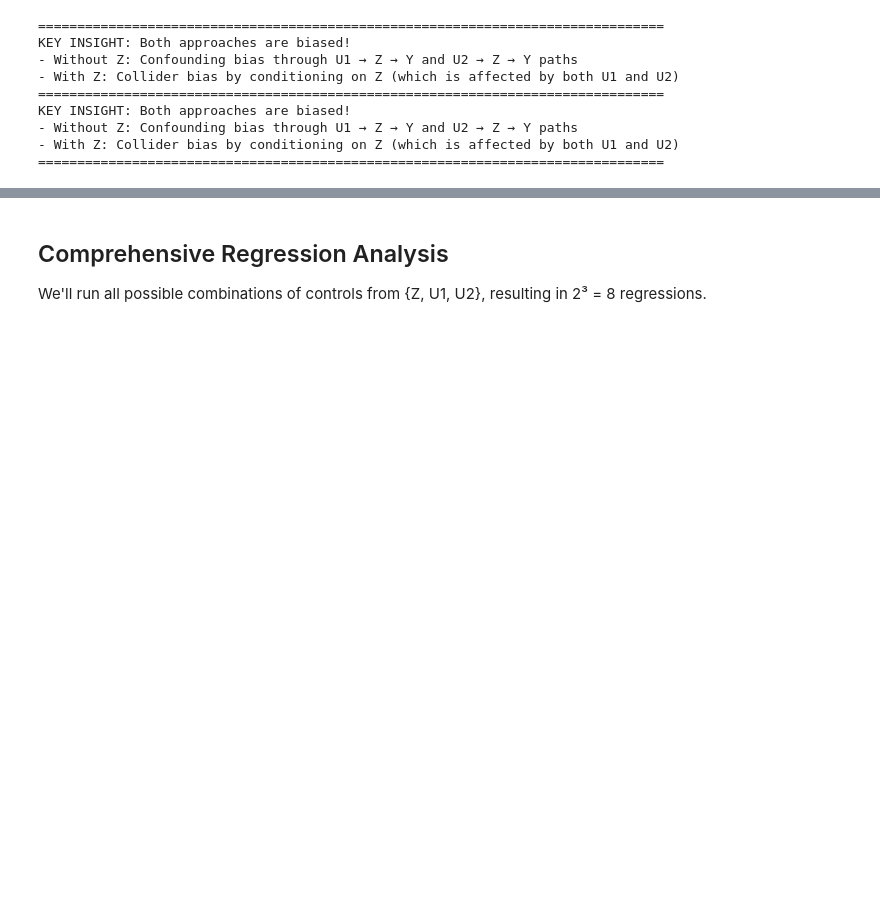
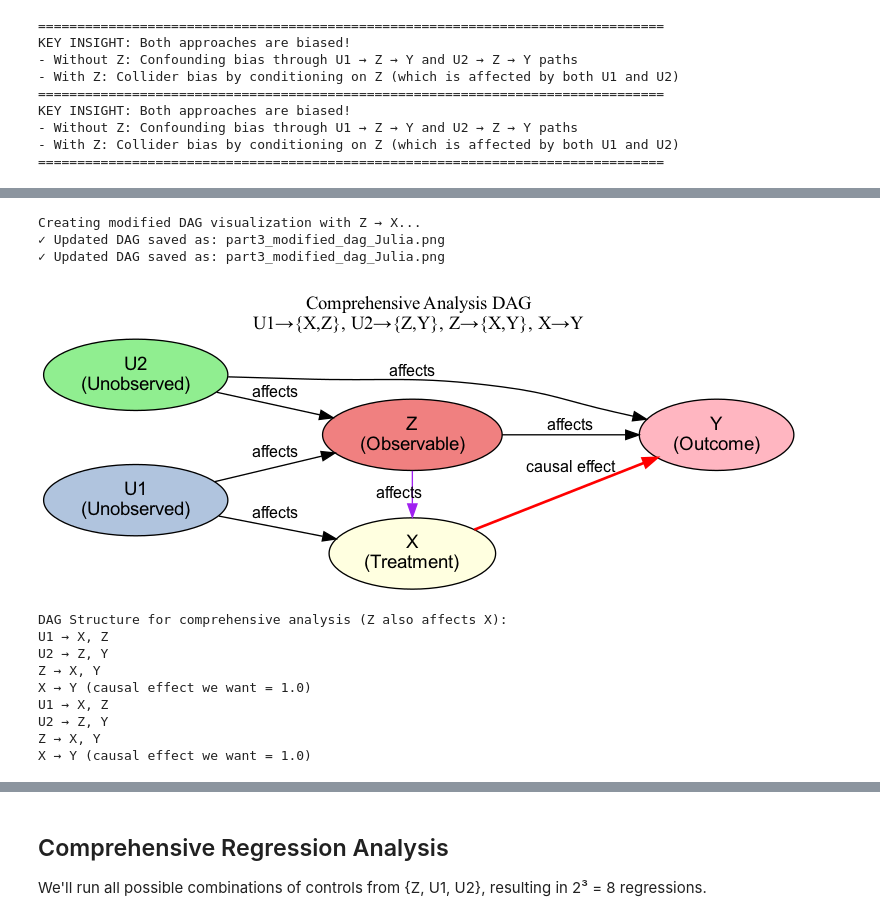
Before and after one commit to gsaco/DAGs_CausalML, a Jupyter notebook: Julia/scripts/Part3_Julia.ipynb, the cells around one changed output, grey strips where cells are left out. Cells and saved outputs as stored; diff of their text form; code cells hidden in the pictures; blank space fills up the shorter version.

```diff
--- a/Julia/scripts/Part3_Julia.ipynb
+++ b/Julia/scripts/Part3_Julia.ipynb
@@ -317,0 +274,64 @@ Data summary:
+# %%
+# Modified DAG for comprehensive analysis including Z → X
+println("Creating modified DAG visualization with Z → X...")
+
+dot_content_comprehensive = """
+digraph ModifiedDamnedDAG {
+    rankdir=LR;
+    node [shape=ellipse, style=filled, fontsize=14, fontname="Arial"];
+    edge [fontsize=12, fontname="Arial"];
+
+    U1 [fillcolor=lightsteelblue, label="U1\\n(Unobserved)"];
+    U2 [fillcolor=lightgreen, label="U2\\n(Unobserved)"];
+    Z [fillcolor=lightcoral, label="Z\\n(Observable)"];
+    X [fillcolor=lightyellow, label="X\\n(Treatment)"];
+    Y [fillcolor=lightpink, label="Y\\n(Outcome)"];
+
+    U1 -> X [label="affects"];
+    U1 -> Z [label="affects"];
+    U2 -> Z [label="affects"];
+    U2 -> Y [label="affects"];
+    Z -> X [label="affects", color=purple];
+    Z -> Y [label="affects"];
+    X -> Y [label="causal effect", color=red, penwidth=2];
+
+    {rank=same; U1; U2}
+    {rank=same; Z; X}
+
+    labelloc="t";
+    label="Comprehensive Analysis DAG\\nU1→{X,Z}, U2→{Z,Y}, Z→{X,Y}, X→Y";
+}
+"""
+
+dot_file_comprehensive = joinpath(output_dir, "part3_modified_dag_Julia.dot")
+png_file_comprehensive = joinpath(output_dir, "part3_modified_dag_Julia.png")
+
+open(dot_file_comprehensive, "w") do f
+    write(f, dot_content_comprehensive)
+end
+
+run(`dot -Tpng $dot_file_comprehensive -o $png_file_comprehensive`)
+println("✓ Updated DAG saved as: part3_modified_dag_Julia.png")
+
+img_comprehensive = load(png_file_comprehensive)
+display(img_comprehensive)
+
+println("DAG Structure for comprehensive analysis (Z also affects X):")
+println("U1 → X, Z")
+println("U2 → Z, Y")
+println("Z → X, Y")
+println("X → Y (causal effect we want = 1.0)")
+# %% [output]
+Creating modified DAG visualization with Z → X...
+✓ Updated DAG saved as: part3_modified_dag_Julia.png
+✓ Updated DAG saved as: part3_modified_dag_Julia.png
+[figure, added]
+DAG Structure for comprehensive analysis (Z also affects X):
+U1 → X, Z
+U2 → Z, Y
+Z → X, Y
+X → Y (causal effect we want = 1.0)
+U1 → X, Z
+U2 → Z, Y
+Z → X, Y
+X → Y (causal effect we want = 1.0)
```
Also changed, not shown: parts of 10 cells of this notebook, 20 other files.
